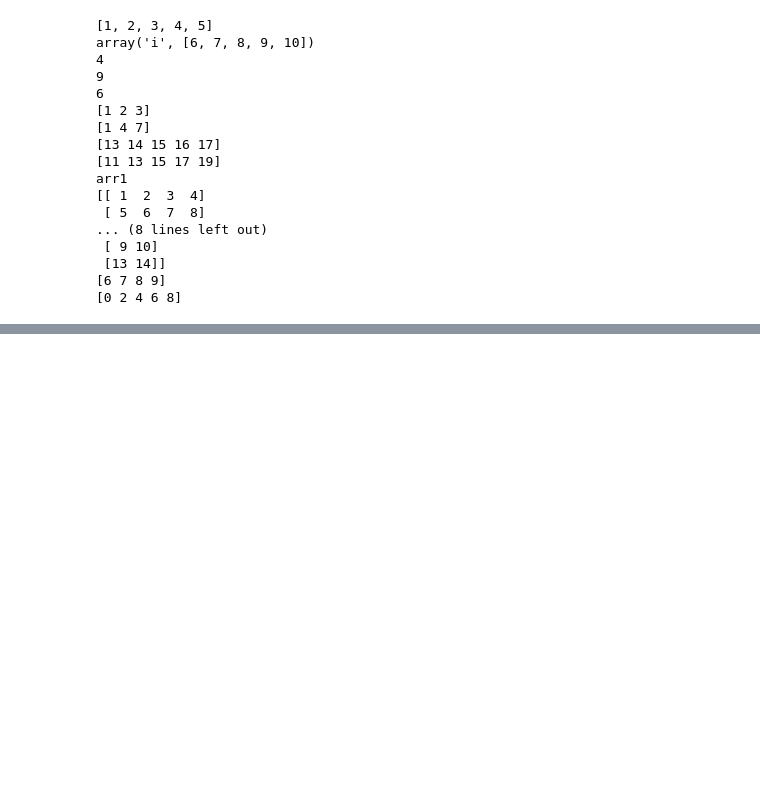
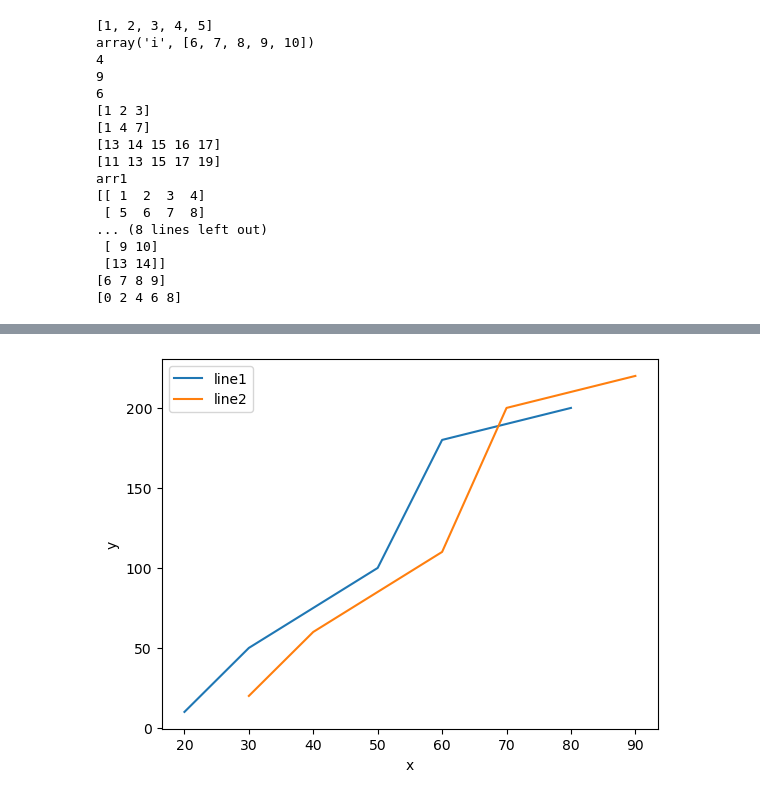
Before and after one commit to MartinezRich/mireilla_project, a Jupyter notebook: week3_2.ipynb, the cells around one changed output, grey strips where cells are left out. Cells and saved outputs as stored; diff of their text form; code cells hidden in the pictures; blank space fills up the shorter version.

```diff
--- a/week3_2.ipynb
+++ b/week3_2.ipynb
@@ -277,0 +323,14 @@ arr1
+# %%
+x1 = [20, 30, 50, 60, 80]
+y1 = [10, 50, 100, 180, 200]
+x2 = [30, 40, 60, 70, 90]
+y2 = [20, 60, 110, 200, 220]
+
+plt.plot(x1, y1, label='line1')
+plt.plot(x2, y2, label='line2')
+plt.xlabel('x')
+plt.ylabel('y')
+plt.legend()
+plt.show()
+# %% [output]
+[figure, added]
```
Also changed, not shown: parts of 7 cells of this notebook.
